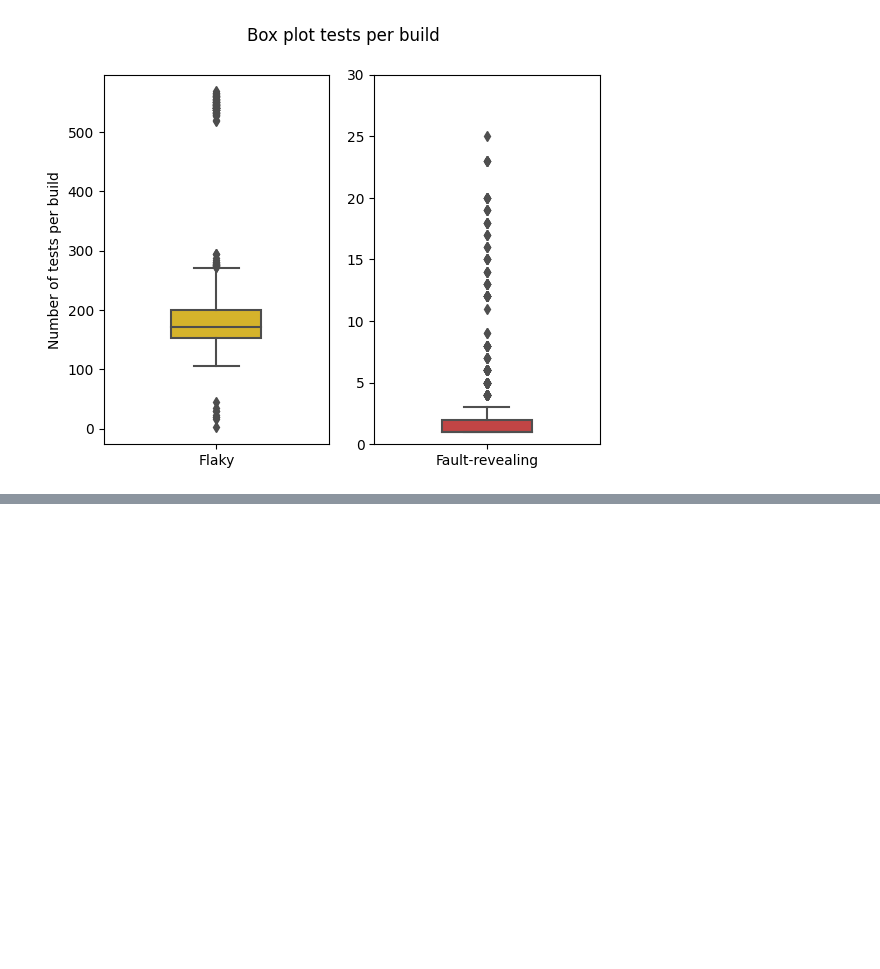
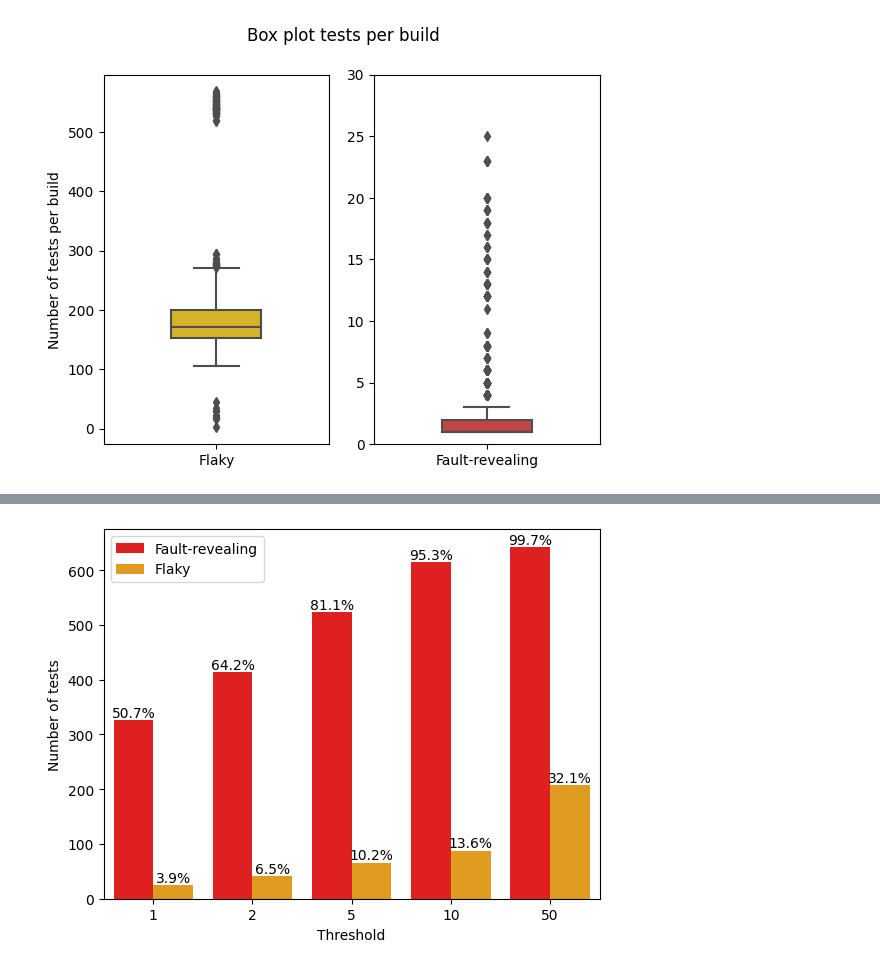
Before and after one commit to GuillaumeHaben/ChromiumFlakyFailures, a Jupyter notebook: discussions.ipynb, the cells around one changed output, grey strips where cells are left out. Drawn from its saved outputs; the diff is of its cells as text; code cells hidden in the pictures; blank space fills up the shorter version.

```diff
--- a/discussions.ipynb
+++ b/discussions.ipynb
@@ -109,0 +223,34 @@ plt.show()
+# %%
+# Histogram
+thresholds = [1, 2, 5, 10, 50]  # Thresholds to consider
+
+# Calculate the total number of elements in the DataFrame
+total_elements = len(scatterData)
+
+# Calculate the number of elements above each threshold for each column
+above_thresholds_failing = [sum(scatterData["nbFailing"] <= threshold) for threshold in thresholds]
+above_thresholds_flaky = [sum(scatterData["nbFlaky"] <= threshold) for threshold in thresholds]
+
+# pprint(data.head())
+
+# Create a DataFrame with the threshold and count information
+data = pd.DataFrame({'Threshold': thresholds, 'Fault-revealing': above_thresholds_failing,
+                     'Flaky': above_thresholds_flaky})
+
+# Combine the data for fault-revealing and flaky tests into a single DataFrame
+combined_data = pd.melt(data, id_vars=['Threshold'], var_name='Test Type', value_name='Number of tests')
+
+# Create the histogram plot using seaborn
+ax = sn.barplot(data=combined_data, x='Threshold', y='Number of tests', hue='Test Type', palette=["red", "orange"])
+
+handles, labels = ax.get_legend_handles_labels()
+ax.legend(handles=handles[2:], labels=labels[2:])
+
+# Add percentage labels to the bars
+for bar in ax.containers:
+    for rect in bar:
+        height = rect.get_height()
+        percentage = (height / total_elements) * 100
+        ax.text(rect.get_x() + rect.get_width() / 2, height, f'{percentage:.1f}%', ha='center', va='bottom')
+# %% [output]
+[figure, added]
```
Also changed, not shown: parts of 6 cells of this notebook, 6 other files.
